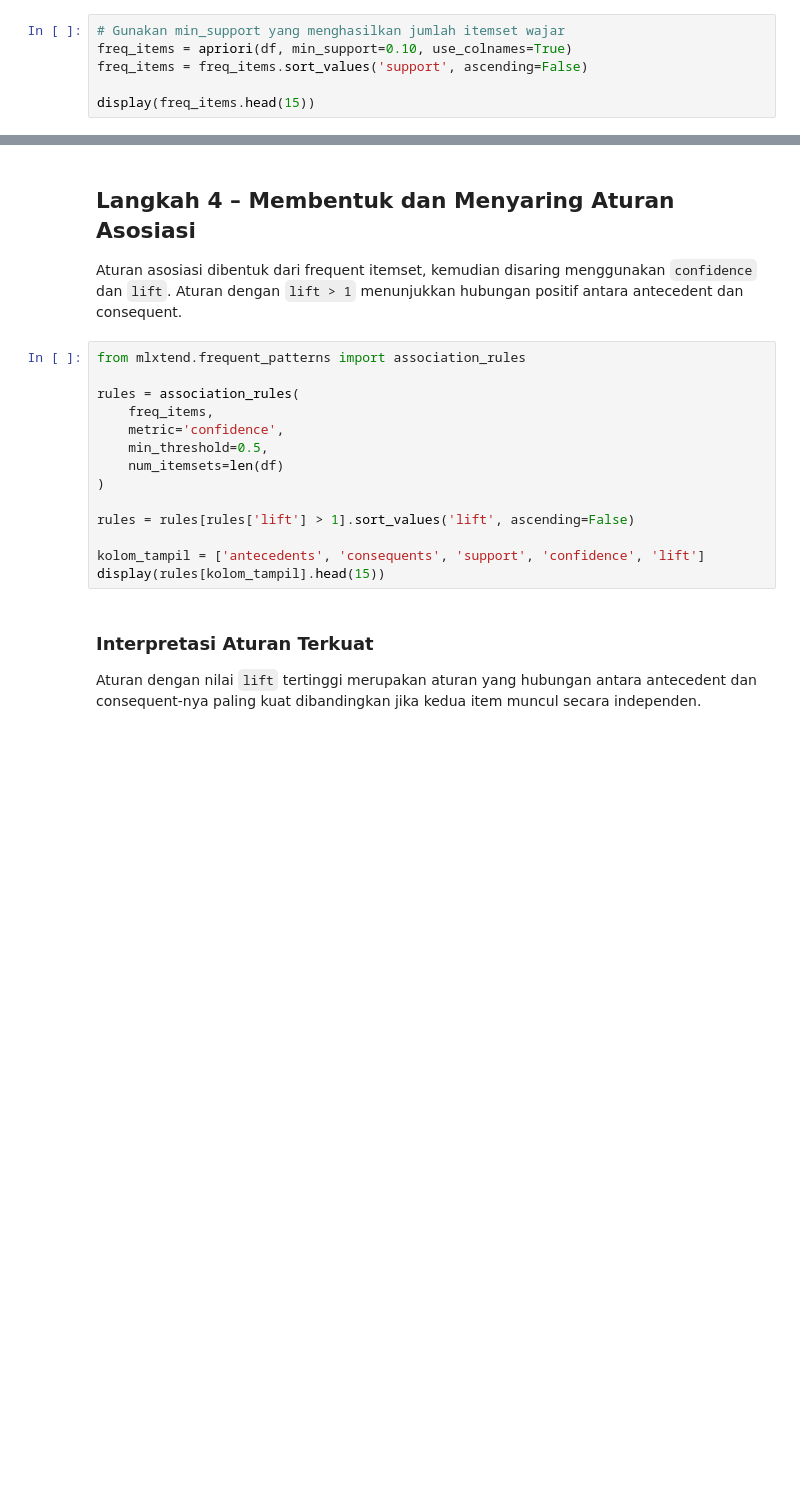
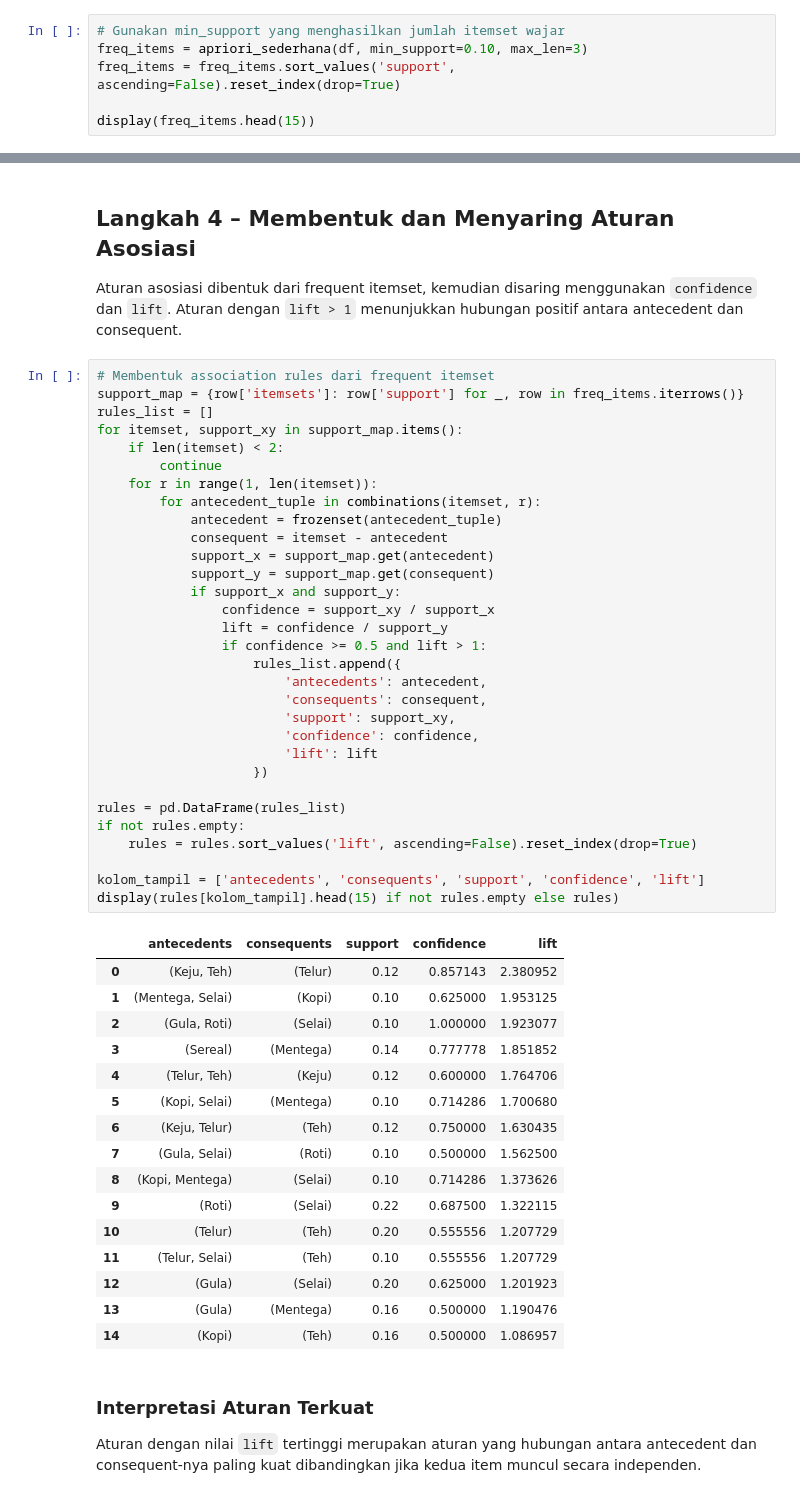
Before and after one commit to aminsiddik2810/data-science-2026, a Jupyter notebook: Pertemuan12_AminSiddikRangkuti_220401010124.ipynb, the cells around one changed output, grey strips where cells are left out. Cells and saved outputs as stored; diff of their text form; blank space fills up the shorter version.

```diff
--- a/Pertemuan12_AminSiddikRangkuti_220401010124.ipynb
+++ b/Pertemuan12_AminSiddikRangkuti_220401010124.ipynb
@@ -92,6 +150,6 @@ pd.DataFrame(hasil_support)
 # %%
 # Gunakan min_support yang menghasilkan jumlah itemset wajar
-freq_items = apriori(df, min_support=0.10, use_colnames=True)
-freq_items = freq_items.sort_values('support', ascending=False)
+freq_items = apriori_sederhana(df, min_support=0.10, max_len=3)
+freq_items = freq_items.sort_values('support', ascending=False).reset_index(drop=True)
 
 display(freq_items.head(15))
@@ -103,20 +178,54 @@ display(freq_items.head(15))
 # %% [markdown]
 ## Langkah 4 – Membentuk dan Menyaring Aturan Asosiasi
 Aturan asosiasi dibentuk dari frequent itemset, kemudian disaring menggunakan `confidence` dan `lift`. Aturan dengan `lift > 1` menunjukkan hubungan positif antara antecedent dan consequent.
-# %%
-from mlxtend.frequent_patterns import association_rules
-
-rules = association_rules(
-    freq_items,
-    metric='confidence',
-    min_threshold=0.5,
-    num_itemsets=len(df)
-)
-
-rules = rules[rules['lift'] > 1].sort_values('lift', ascending=False)
-
-kolom_tampil = ['antecedents', 'consequents', 'support', 'confidence', 'lift']
-display(rules[kolom_tampil].head(15))
+# %%
+# Membentuk association rules dari frequent itemset
+support_map = {row['itemsets']: row['support'] for _, row in freq_items.iterrows()}
+rules_list = []
+for itemset, support_xy in support_map.items():
+    if len(itemset) < 2:
+        continue
+    for r in range(1, len(itemset)):
+        for antecedent_tuple in combinations(itemset, r):
+            antecedent = frozenset(antecedent_tuple)
+            consequent = itemset - antecedent
+            support_x = support_map.get(antecedent)
+            support_y = support_map.get(consequent)
+            if support_x and support_y:
+                confidence = support_xy / support_x
+                lift = confidence / support_y
+                if confidence >= 0.5 and lift > 1:
+                    rules_list.append({
+                        'antecedents': antecedent,
+                        'consequents': consequent,
+                        'support': support_xy,
+                        'confidence': confidence,
+                        'lift': lift
+                    })
+
+rules = pd.DataFrame(rules_list)
+if not rules.empty:
+    rules = rules.sort_values('lift', ascending=False).reset_index(drop=True)
+
+kolom_tampil = ['antecedents', 'consequents', 'support', 'confidence', 'lift']
+display(rules[kolom_tampil].head(15) if not rules.empty else rules)
+# %% [output]
+|  | antecedents | consequents | support | confidence | lift |
+| 0 | (Keju, Teh) | (Telur) | 0.12 | 0.857143 | 2.380952 |
+| 1 | (Mentega, Selai) | (Kopi) | 0.10 | 0.625000 | 1.953125 |
+| 2 | (Gula, Roti) | (Selai) | 0.10 | 1.000000 | 1.923077 |
+| 3 | (Sereal) | (Mentega) | 0.14 | 0.777778 | 1.851852 |
+| 4 | (Telur, Teh) | (Keju) | 0.12 | 0.600000 | 1.764706 |
+| 5 | (Kopi, Selai) | (Mentega) | 0.10 | 0.714286 | 1.700680 |
+| 6 | (Keju, Telur) | (Teh) | 0.12 | 0.750000 | 1.630435 |
+| 7 | (Gula, Selai) | (Roti) | 0.10 | 0.500000 | 1.562500 |
+| 8 | (Kopi, Mentega) | (Selai) | 0.10 | 0.714286 | 1.373626 |
+| 9 | (Roti) | (Selai) | 0.22 | 0.687500 | 1.322115 |
+| 10 | (Telur) | (Teh) | 0.20 | 0.555556 | 1.207729 |
+| 11 | (Telur, Selai) | (Teh) | 0.10 | 0.555556 | 1.207729 |
+| 12 | (Gula) | (Selai) | 0.20 | 0.625000 | 1.201923 |
+| 13 | (Gula) | (Mentega) | 0.16 | 0.500000 | 1.190476 |
+| 14 | (Kopi) | (Teh) | 0.16 | 0.500000 | 1.086957 |
 # %% [markdown]
 ### Interpretasi Aturan Terkuat
 Aturan dengan nilai `lift` tertinggi merupakan aturan yang hubungan antara antecedent dan consequent-nya paling kuat dibandingkan jika kedua item muncul secara independen.
```
Also changed, not shown: parts of 16 cells of this notebook.
